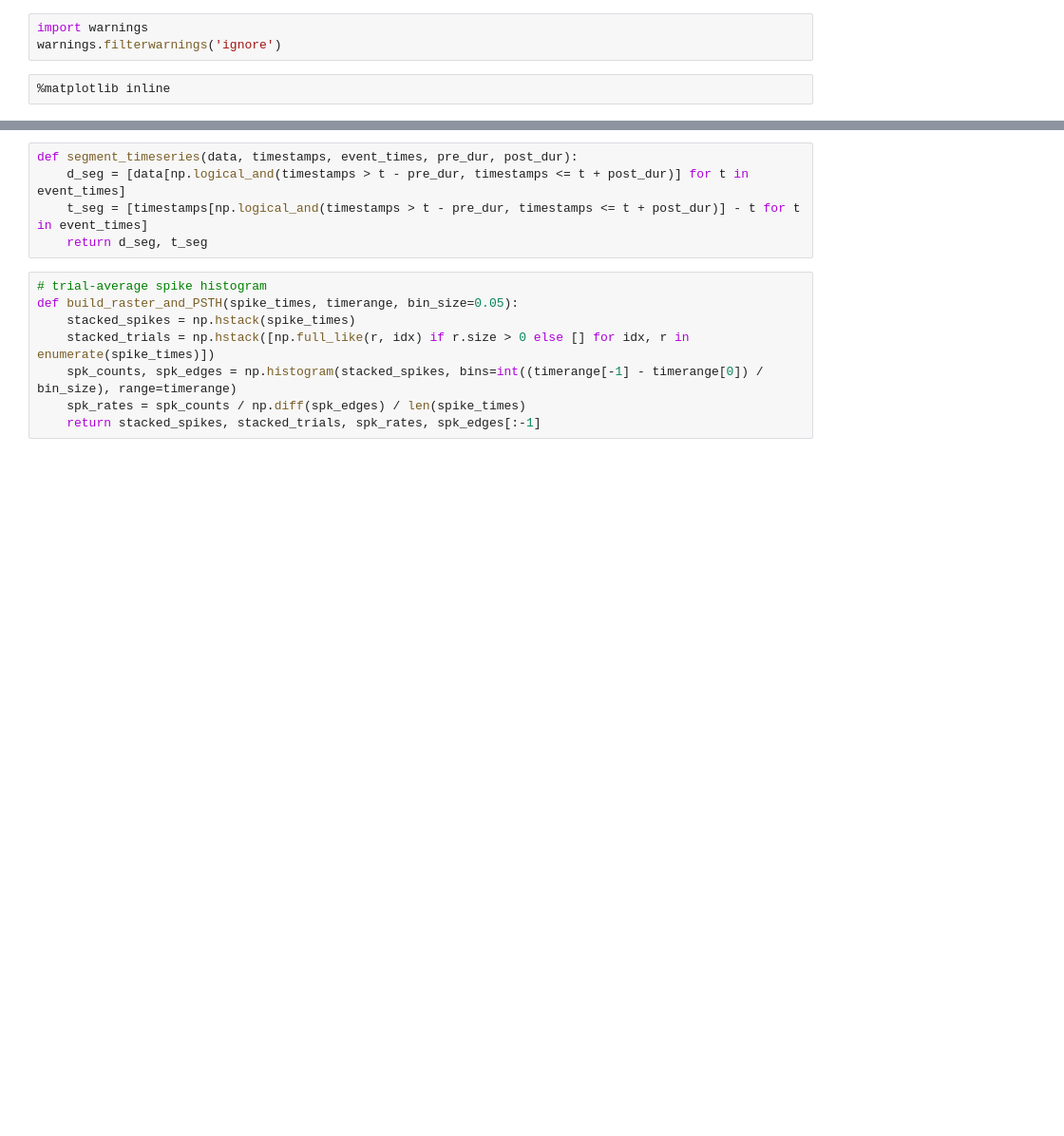
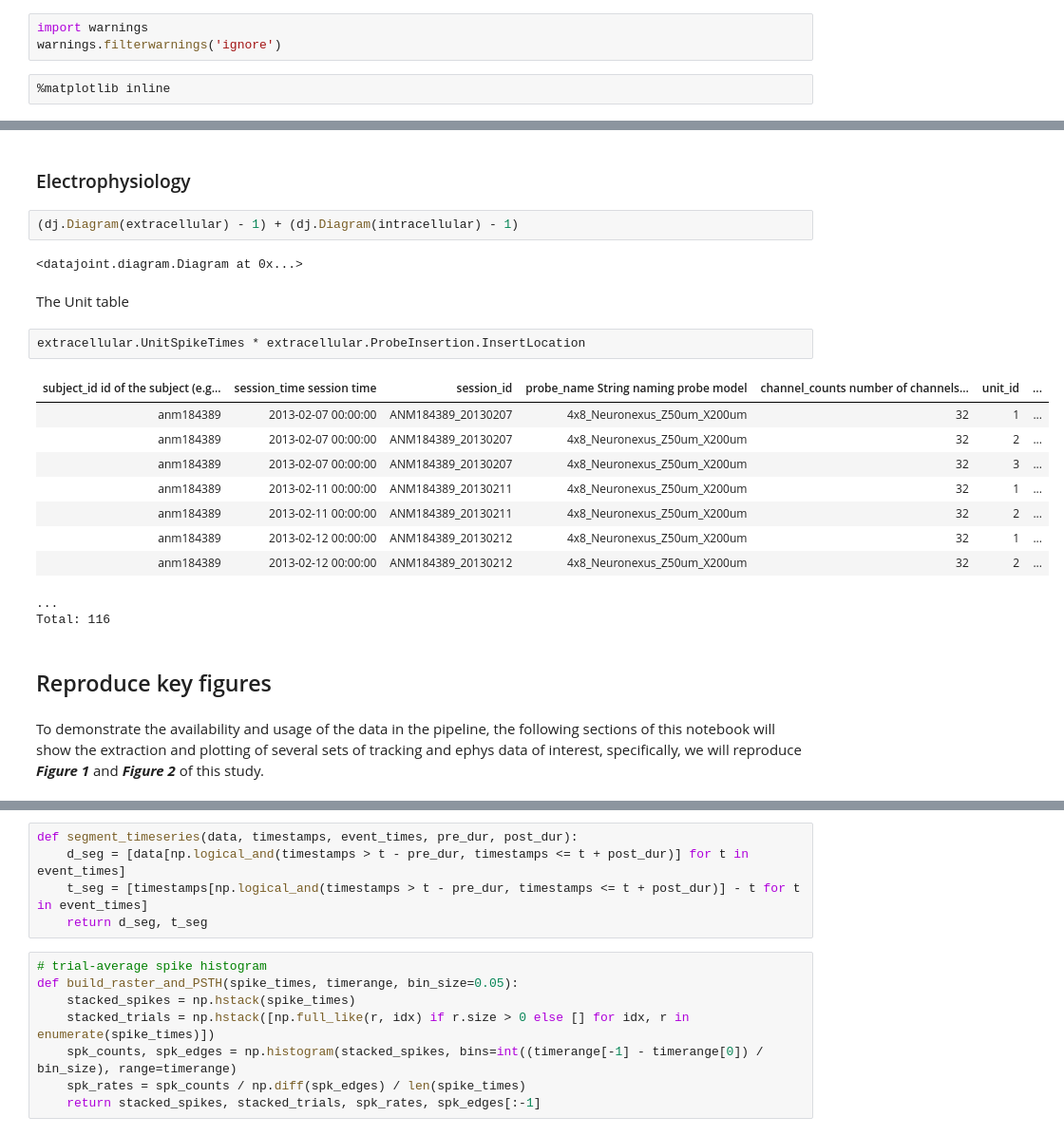
Before and after one commit to vathes/DJ-NWB-Yu-Gutnisky-2016, a Jupyter notebook: notebooks/Yu-Gutnisky-2016-example.ipynb, the cells around one changed output, grey strips where cells are left out. Shown: that part at 95% size. Drawn from its saved outputs; the diff is of its cells as text; blank space fills up the shorter version.

Commit message:
Notebook cleanup and improve write up

```diff
--- a/notebooks/Yu-Gutnisky-2016-example.ipynb
+++ b/notebooks/Yu-Gutnisky-2016-example.ipynb
@@ -39,0 +102,25 @@ dj.ERD(all_erd)
+# %% [markdown]
+### Electrophysiology
+# %%
+(dj.Diagram(extracellular) - 1) + (dj.Diagram(intracellular) - 1)
+# %% [output]
+<datajoint.diagram.Diagram at 0x...>
+# %% [markdown]
+The Unit table
+# %%
+extracellular.UnitSpikeTimes * extracellular.ProbeInsertion.InsertLocation
+# %% [output]
+| subject_id id of the subject (e.g... | session_time session time | session_id | probe_name String naming probe model | channel_counts number of channels... | unit_id | ... |
+| anm184389 | 2013-02-07 00:00:00 | ANM184389_20130207 | 4x8_Neuronexus_Z50um_X200um | 32 | 1 | ... |
+| anm184389 | 2013-02-07 00:00:00 | ANM184389_20130207 | 4x8_Neuronexus_Z50um_X200um | 32 | 2 | ... |
+| anm184389 | 2013-02-07 00:00:00 | ANM184389_20130207 | 4x8_Neuronexus_Z50um_X200um | 32 | 3 | ... |
+| anm184389 | 2013-02-11 00:00:00 | ANM184389_20130211 | 4x8_Neuronexus_Z50um_X200um | 32 | 1 | ... |
+| anm184389 | 2013-02-11 00:00:00 | ANM184389_20130211 | 4x8_Neuronexus_Z50um_X200um | 32 | 2 | ... |
+| anm184389 | 2013-02-12 00:00:00 | ANM184389_20130212 | 4x8_Neuronexus_Z50um_X200um | 32 | 1 | ... |
+| anm184389 | 2013-02-12 00:00:00 | ANM184389_20130212 | 4x8_Neuronexus_Z50um_X200um | 32 | 2 | ... |
+...
+Total: 116
+# %% [markdown]
+## Reproduce key figures
+# %% [markdown]
+To demonstrate the availability and usage of the data in the pipeline, the following sections of this notebook will show the extraction and plotting of several sets of tracking and ephys data of interest, specifically, we will reproduce ***Figure 1*** and ***Figure 2*** of this study.
```
Also changed, not shown: parts of 27 cells of this notebook, 1 other file.
